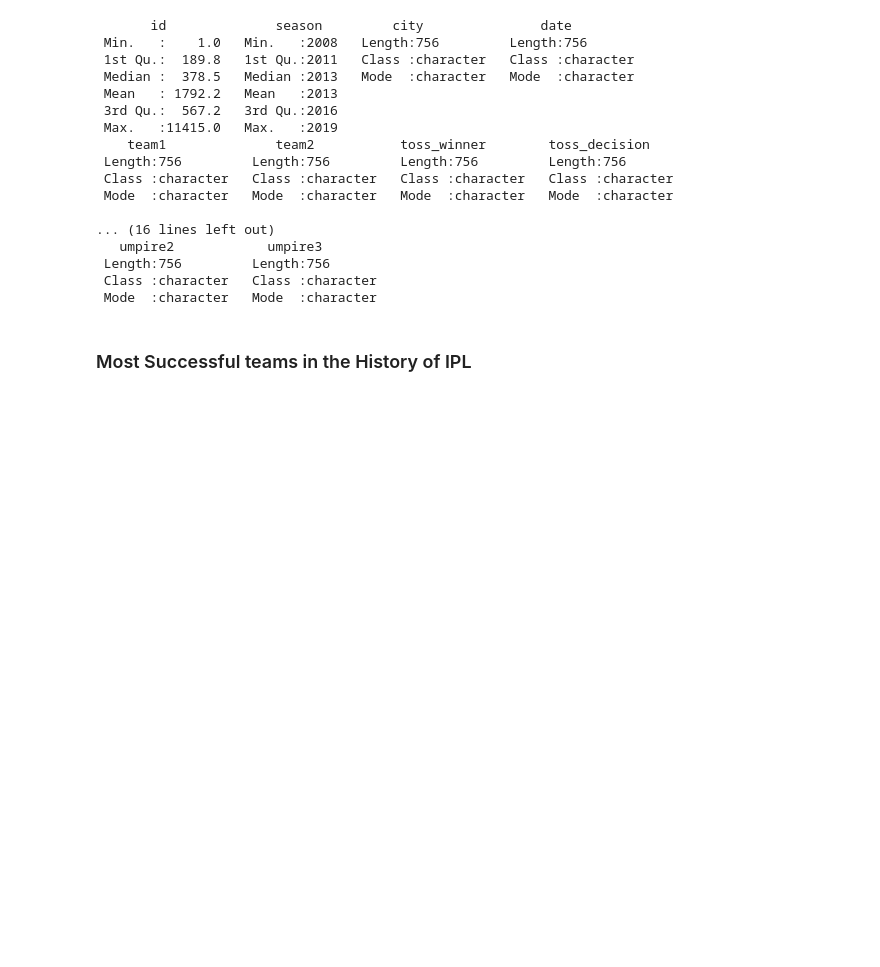
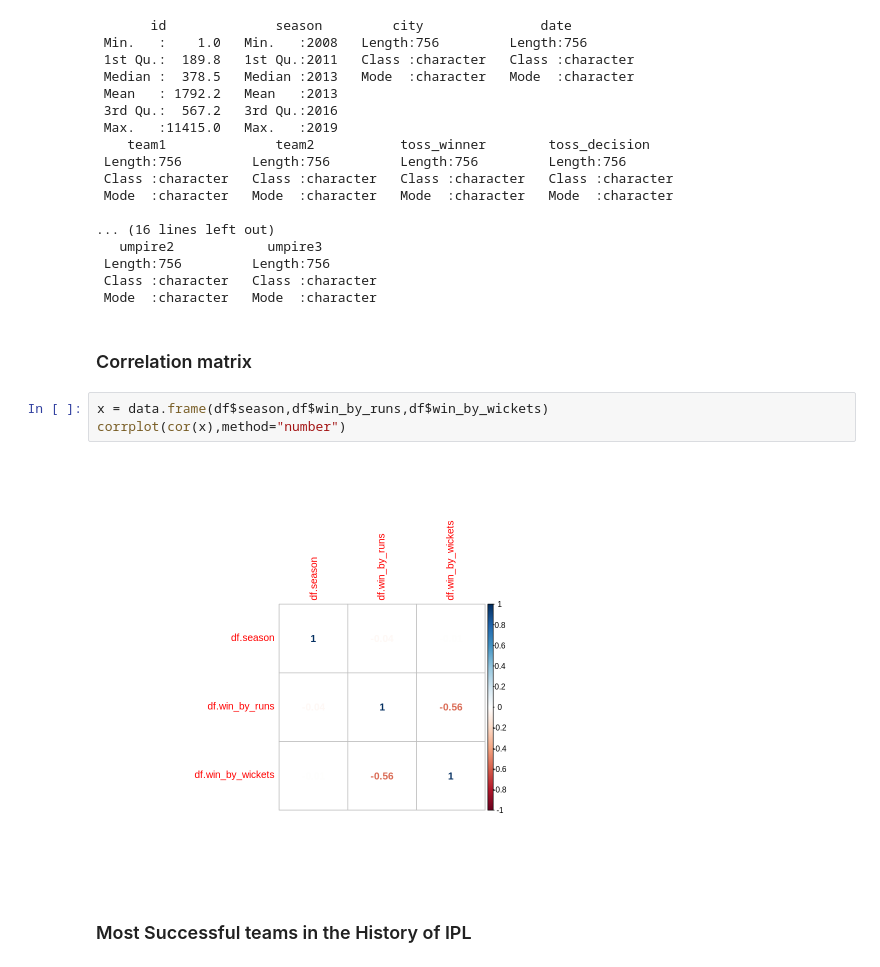
Before and after one commit to Abhishek4848/IPL-Match-Analysis, a Jupyter notebook: IPL_Analysis.ipynb, the cells around one changed output. Cells and saved outputs as stored; diff of their text form; blank space fills up the shorter version.

```diff
--- a/IPL_Analysis.ipynb
+++ b/IPL_Analysis.ipynb
@@ -56,6 +64,13 @@ summary(df)
  Length:756         Length:756
  Class :character   Class :character
  Mode  :character   Mode  :character
+# %% [markdown]
+### Correlation matrix
+# %%
+x = data.frame(df$season,df$win_by_runs,df$win_by_wickets)
+corrplot(cor(x),method="number")
+# %% [output]
+[figure, added]
 # %% [markdown]
 ### Most Successful teams in the History of IPL
 # %%
```
Also changed, not shown: parts of 14 cells of this notebook.
